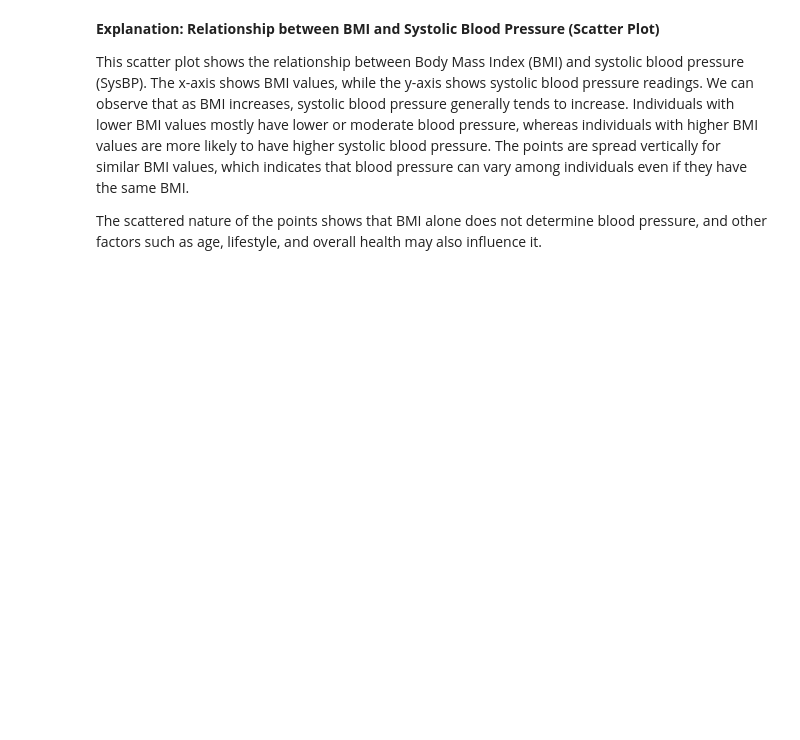
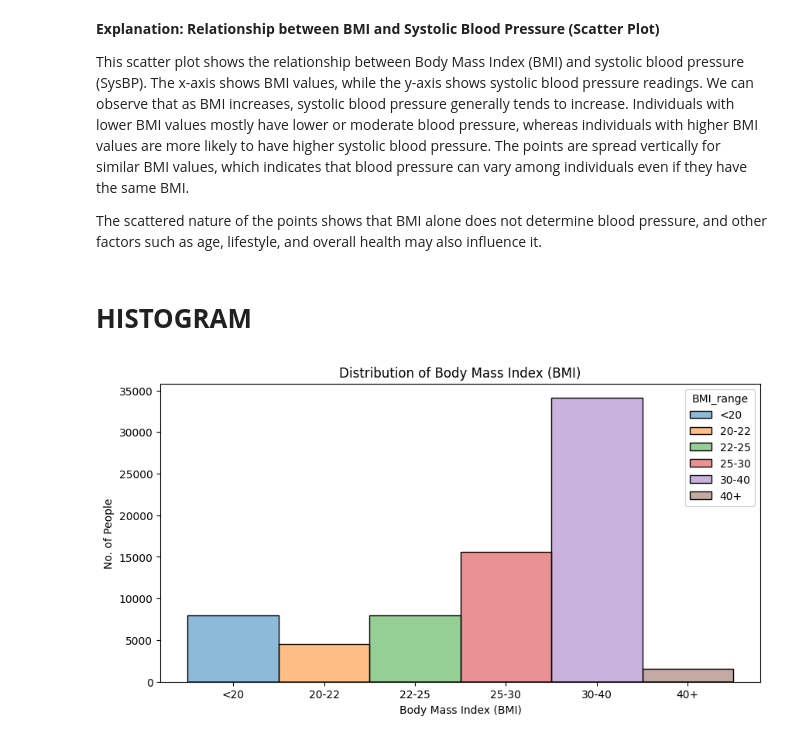
Before and after one commit to 0xAnujjj/health-data-visualization, a Jupyter notebook: main.ipynb, the cells around one changed output. Drawn from its saved outputs; the diff is of its cells as text; code cells hidden in the pictures; blank space fills up the shorter version.

Commit message:
changesss
added histogram
made changes to readme

```diff
--- a/main.ipynb
+++ b/main.ipynb
@@ -6,7 +6,7 @@ import seaborn as sns
 def load_dataset(filepath):
     return pd.read_csv(filepath)
 
-df = load_dataset('D:/COLLEGE/Third semester/Data Science/Assignment Health DataSet/Health_heart_experimental.csv')
+df = load_dataset('./Health_heart_experimental.csv')
 df.head(5)
 # %% [output]
 |  | Unnamed: 0 | age | sex | SysBP | DiaBP | HR | weightKg | heightCm | BMI | indication |
@@ -208,3 +208,25 @@ plt.show()
 This scatter plot shows the relationship between Body Mass Index (BMI) and systolic blood pressure (SysBP). The x-axis shows BMI values, while the y-axis shows systolic blood pressure readings. We can observe that as BMI increases, systolic blood pressure generally tends to increase. Individuals with lower BMI values mostly have lower or moderate blood pressure, whereas individuals with higher BMI values are more likely to have higher systolic blood pressure. The points are spread vertically for similar BMI values, which indicates that blood pressure can vary among individuals even if they have the same BMI.
 
 The scattered nature of the points shows that BMI alone does not determine blood pressure, and other factors such as age, lifestyle, and overall health may also influence it.
+# %% [markdown]
+# **HISTOGRAM**
+# %%
+bmi_bins = [0.0, 20.0, 22.0, 25.0, 30.0, 40.0, float('inf')]
+bmi_labels = ['<20', '20-22', '22-25', '25-30', '30-40', '40+']
+
+df['BMI_range'] = pd.cut(df['BMI'], bins=bmi_bins, labels=bmi_labels, right=False)
+
+plt.figure(figsize=(10, 5))
+
+# to count the occurrences and hue to color the bmi_range
+sns.histplot(
+    data=df,
+    x= 'BMI_range',
+    hue='BMI_range'
+)
+plt.xlabel('Body Mass Index (BMI)')
+plt.ylabel('No. of People')
+plt.title('Distribution of Body Mass Index (BMI)')
+plt.show()
+# %% [output]
+[figure, added]
```
Also changed, not shown: parts of 1 cell of this notebook, 2 other files.
